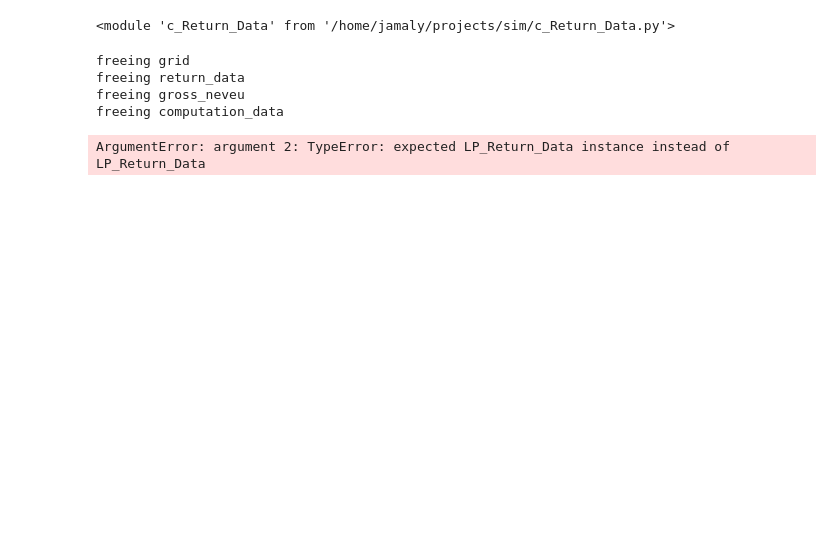
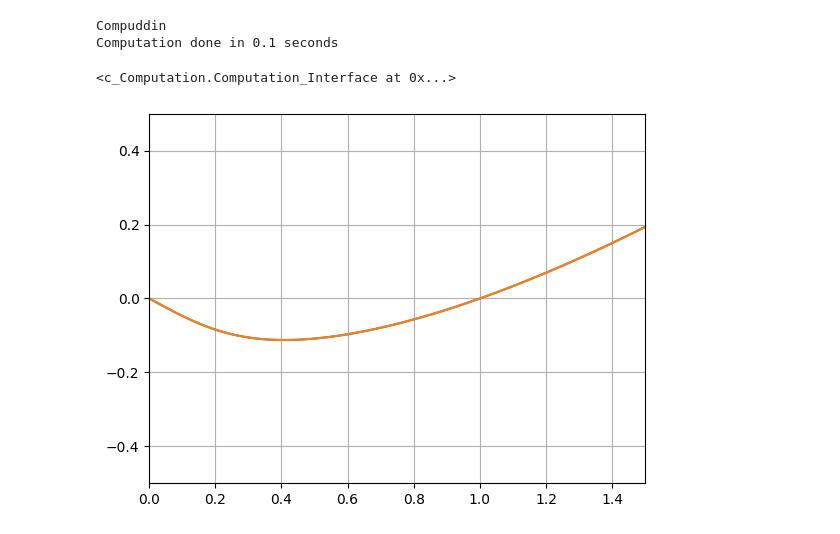
Before and after one commit to keiwanjamaly/sim, a Jupyter notebook: c_Tests.ipynb, the cells around one changed output. Cells and saved outputs as stored; diff of their text form; code cells hidden in the pictures; blank space fills up the shorter version.

Commit message:
working flow for stuff

```diff
--- a/c_Tests.ipynb
+++ b/c_Tests.ipynb
@@ -3,27 +3,25 @@ import numpy as np
 from ctypes import CDLL
 
 from c_Grid import Grid, Grid_Interface
-import c_Return_Data
+from c_Return_Data import Return_Data_Interface
 from c_Computation_Data import Computation_Data, Computation_Data_Interface
 from c_Computation import Computation_Interface
 from c_Gross_Neveu import Gross_Neveu_Interface
 
-import importlib
-importlib.reload(c_Return_Data)
+# import importlib
+# importlib.reload(c_Return_Data)
-# %% [output]
-<module 'c_Return_Data' from '/home/jamaly/projects/sim/c_Return_Data.py'>
 # %%
 
-lib = CDLL("./build/libsim.so")
+lib = CDLL("./build/src/libsim.dylib")
 
-sigma_max = 10
-N_Grid = 11
+sigma_max = 6
+N_Grid = 1000
 samples = 10
-Lambda = 1000
+Lambda = 1e5
 kir = 1e-4
 tolerances = 1e-10
 h = 1
-sigma_0 = 1
+sigma_0 = 1.0
 d = 1
 d_gamma = 2
 mu = 0.1
@@ -35,7 +33,7 @@ grid_points = np.linspace(0, sigma_max, N_Grid)
 
 grid = Grid_Interface(lib, grid_points)
 
-return_data = c_Return_Data.Return_Data_Interface(lib, samples, grid.pointer)
+return_data = Return_Data_Interface(lib, samples, grid.pointer)
 
 physics_data = Gross_Neveu_Interface(
     lib, Lambda, h, sigma_0, d, d_gamma, mu, T, N_Flavor)
@@ -45,14 +43,25 @@ computation_data = Computation_Data_Interface(
 
 Computation_Interface(lib, computation_data.pointer, return_data.pointer)
 
-N = return_data.grid_size
-samples = return_data.samples
-print(return_data.samples)
-for i in range(N):
-    print(return_data.grid[i])
+# print(return_data.grid)
+# print(return_data.solution)
 # %% [output]
-freeing grid
-freeing return_data
-freeing gross_neveu
-freeing computation_data
+Compuddin
+Computation done in 0.1 seconds
-ArgumentError: argument 2: TypeError: expected LP_Return_Data instance instead of LP_Return_Data
+<c_Computation.Computation_Interface at 0x...>
+# %%
+import json
+import matplotlib.pyplot as plt
+with open('1+1_test_files/flow_MF_T=0.1,mu=0.1.json') as user_file:
+    parsed_json = json.load(user_file)
+    x = parsed_json["graphs"][-1]["x"]
+    y = parsed_json["graphs"][-1]["y"]
+# print(parsed_json["graphs"][-1].keys())
+plt.plot(return_data.grid, return_data.solution[-1])
+plt.plot(x, y)
+plt.grid()
+plt.xlim([0.0, 1.5])
+plt.ylim([-0.5, 0.5])
+plt.show()
+# %% [output]
+[figure, added]
```
Also changed, not shown: parts of 2 cells of this notebook, 14 other files.
